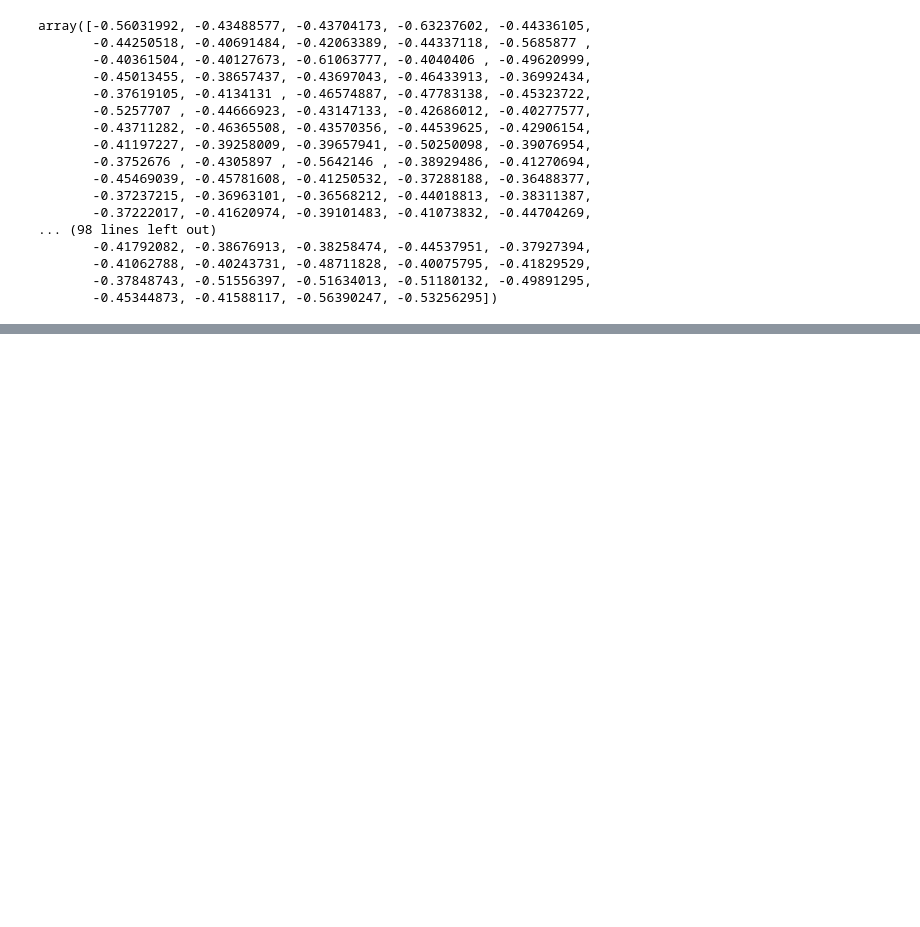
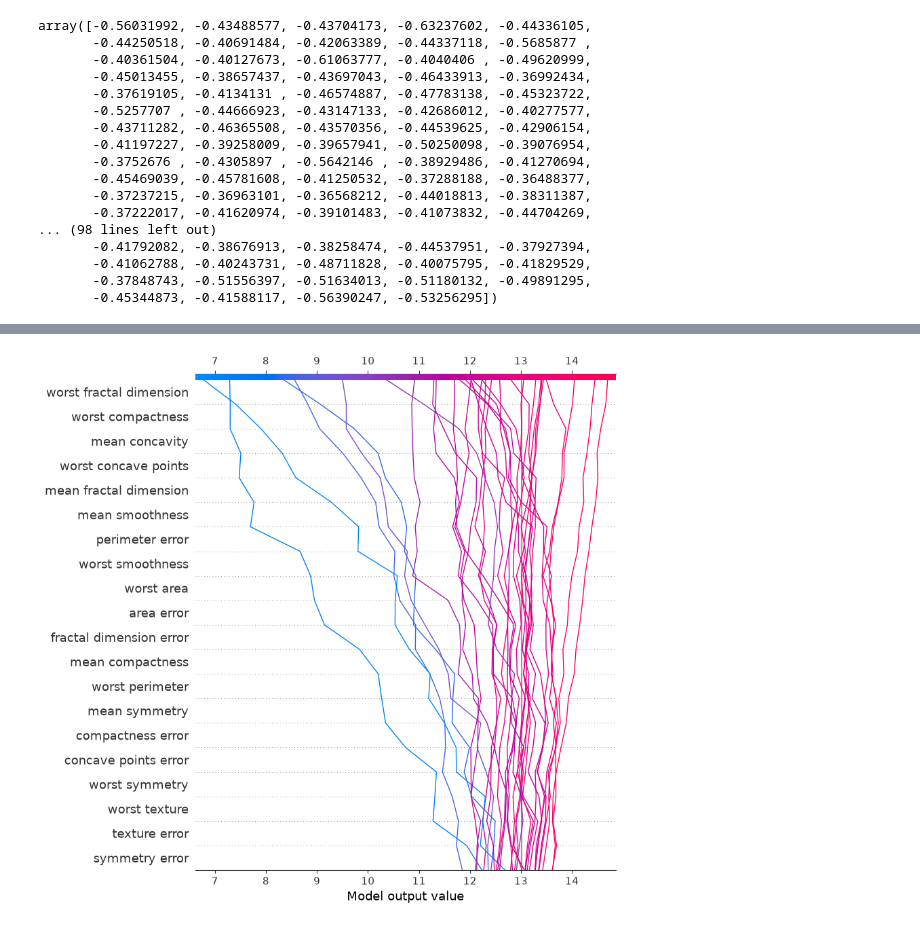
Before and after one commit to cromi0256/core, a Jupyter notebook: SOTA/Project05/src/project05/iso_dev00.ipynb, the cells around one changed output, grey strips where cells are left out. Cells and saved outputs as stored; diff of their text form; code cells hidden in the pictures; blank space fills up the shorter version.

```diff
--- a/SOTA/Project05/src/project05/iso_dev00.ipynb
+++ b/SOTA/Project05/src/project05/iso_dev00.ipynb
@@ -79,0 +98,5 @@ shap.plots.waterfall(shap_values[4])
+# %%
+# 국소적 샘플 행동양상
+shap.decision_plot(expected_value, shap_values.values[:30], schema)
+# %% [output]
+[figure, added]
```
Also changed, not shown: parts of 13 cells of this notebook, 3 other files.
